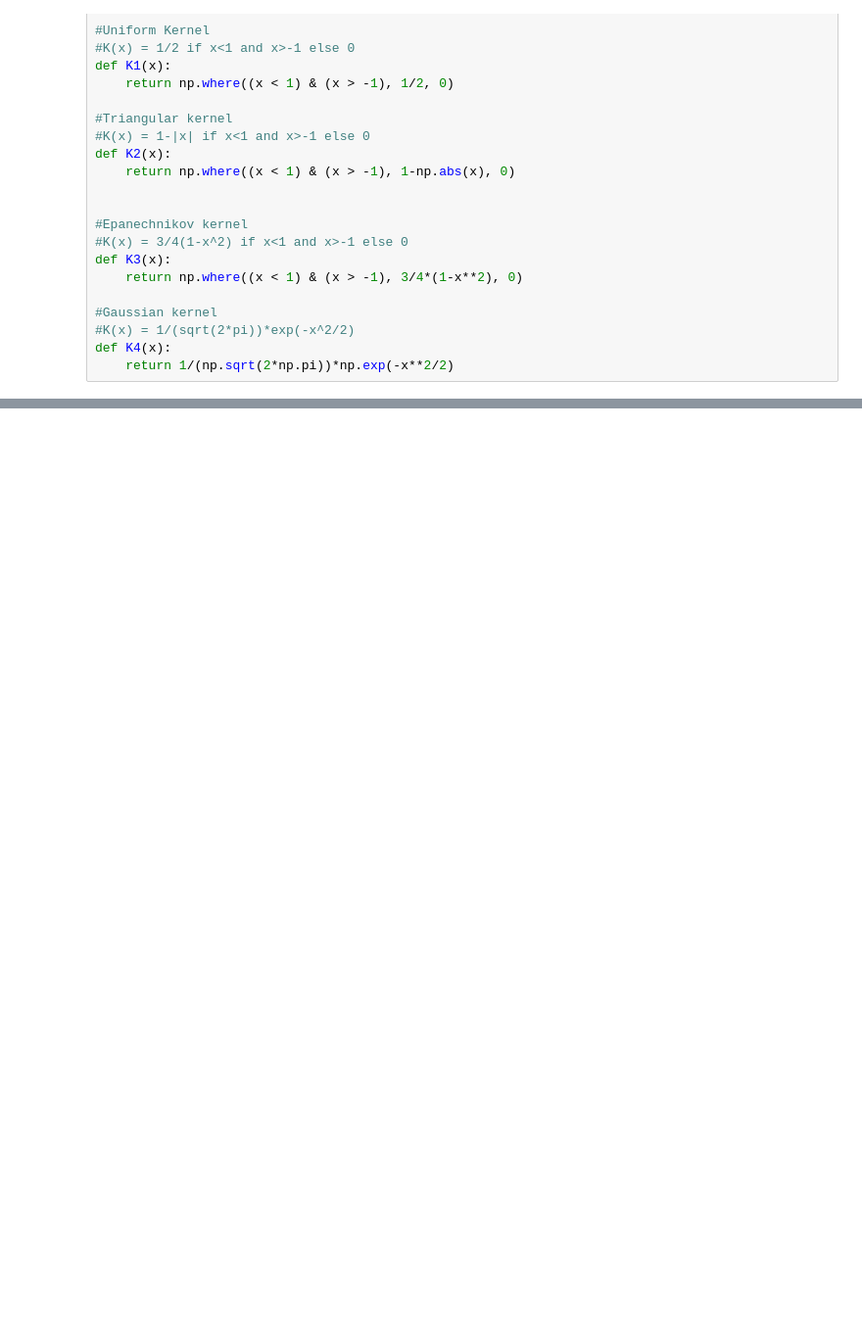
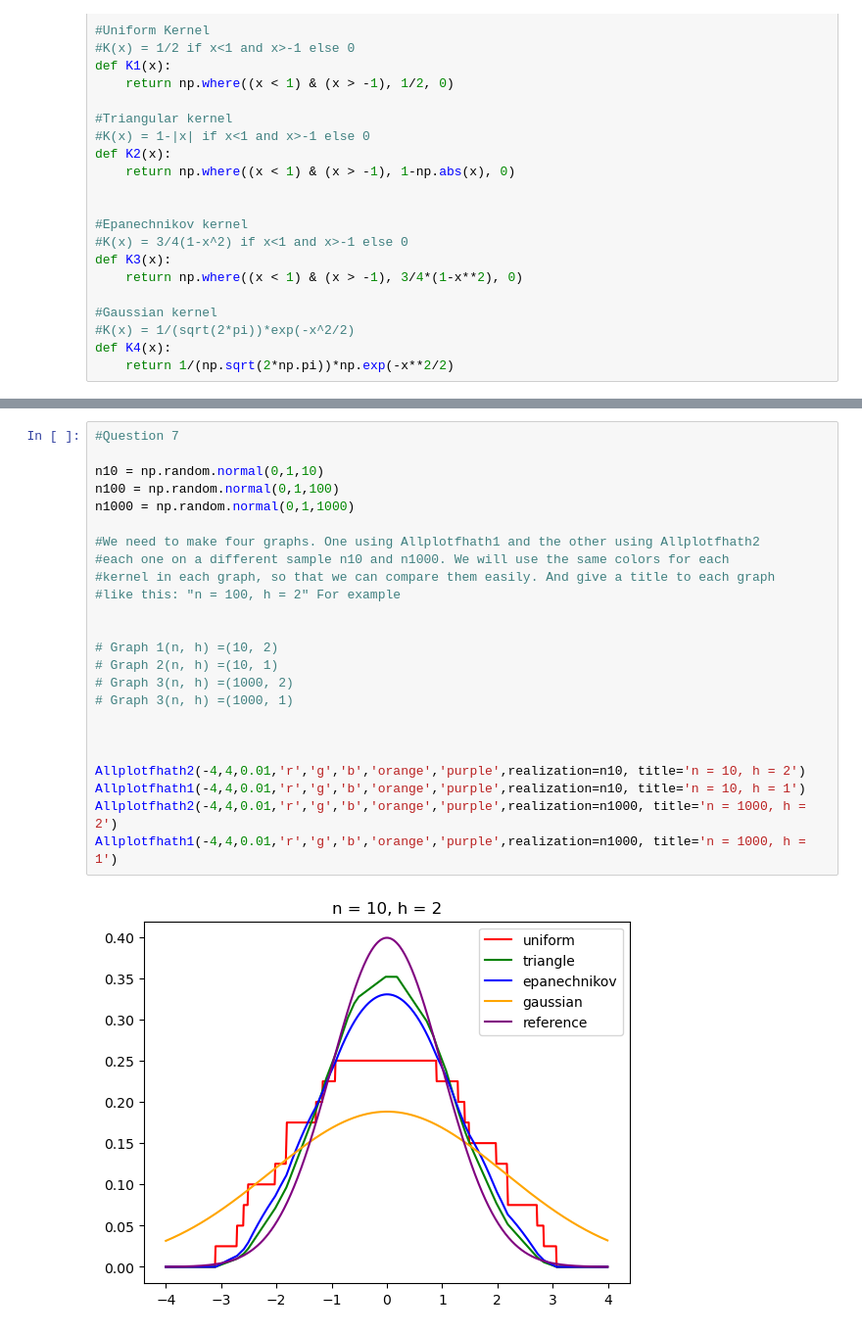
Before and after one commit to MurphLaws/statistics, a Jupyter notebook: TP3.ipynb, the cells around one changed output, grey strips where cells are left out. Shown at 98% size. Cells and saved outputs as stored; diff of their text form; blank space fills up the shorter version.

```diff
--- a/TP3.ipynb
+++ b/TP3.ipynb
@@ -104,0 +166,26 @@ fhat(K1,0.5,0.5)
+# %%
+#Question 7
+
+n10 = np.random.normal(0,1,10)
+n100 = np.random.normal(0,1,100)
+n1000 = np.random.normal(0,1,1000)
+
+#We need to make four graphs. One using Allplotfhath1 and the other using Allplotfhath2
+#each one on a different sample n10 and n1000. We will use the same colors for each
+#kernel in each graph, so that we can compare them easily. And give a title to each graph
+#like this: "n = 100, h = 2" For example
+
+
+# Graph 1(n, h) =(10, 2)
+# Graph 2(n, h) =(10, 1)
+# Graph 3(n, h) =(1000, 2)
+# Graph 3(n, h) =(1000, 1)
+
+
+
+Allplotfhath2(-4,4,0.01,'r','g','b','orange','purple',realization=n10, title='n = 10, h = 2')
+Allplotfhath1(-4,4,0.01,'r','g','b','orange','purple',realization=n10, title='n = 10, h = 1')
+Allplotfhath2(-4,4,0.01,'r','g','b','orange','purple',realization=n1000, title='n = 1000, h = 2')
+Allplotfhath1(-4,4,0.01,'r','g','b','orange','purple',realization=n1000, title='n = 1000, h = 1')
+# %% [output]
+[figure, added]
```
Also changed, not shown: parts of 7 cells of this notebook.
